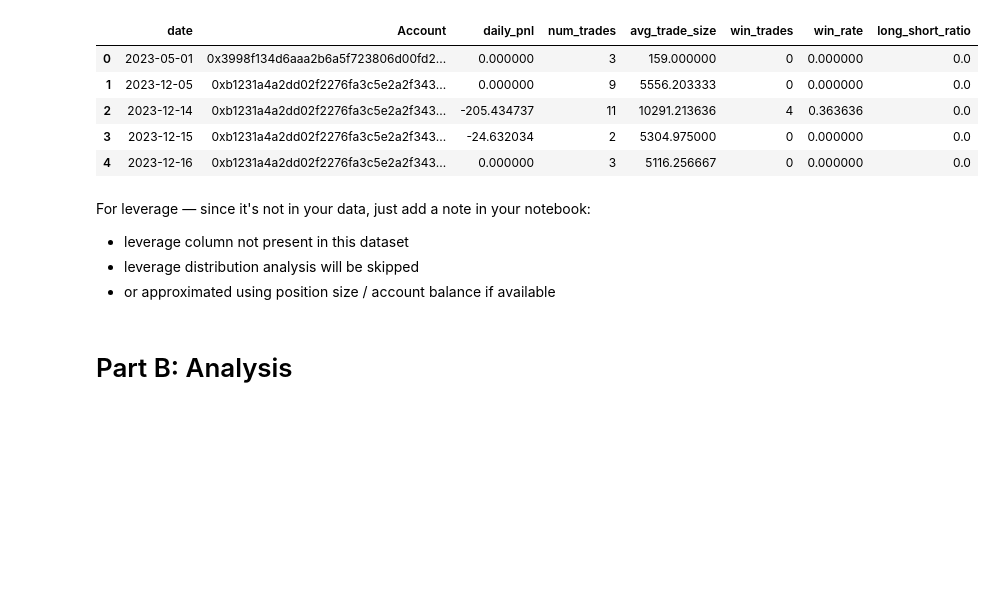
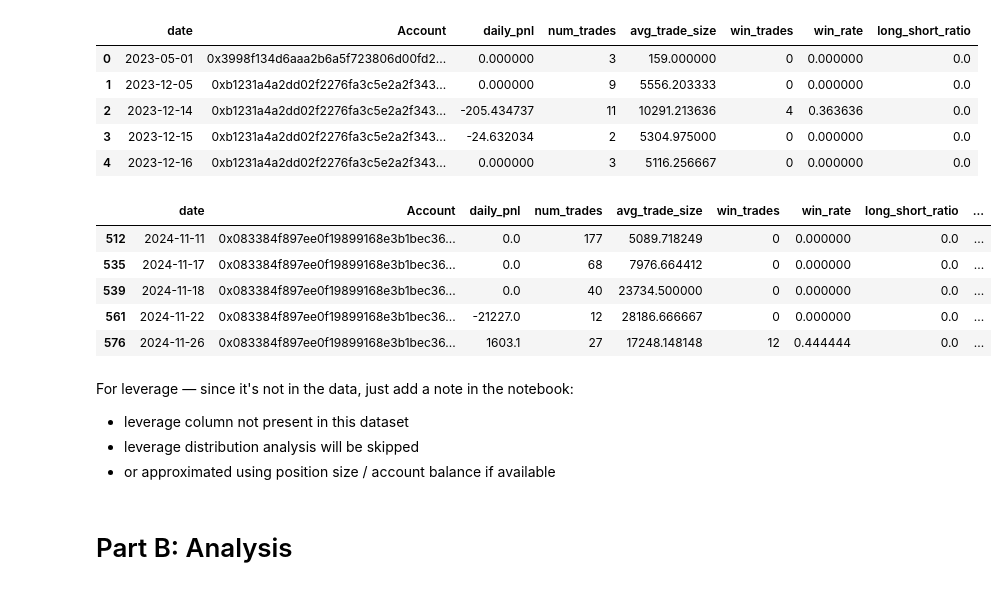
Before and after one commit to Nikhil09052007/TRADER_SEMTIMENT_ANALYSIS, a Jupyter notebook: analysis.ipynb, the cells around one changed output. Cells and saved outputs as stored; diff of their text form; code cells hidden in the pictures; blank space fills up the shorter version.

```diff
--- a/analysis.ipynb
+++ b/analysis.ipynb
@@ -276,24 +276,33 @@ daily_metrics.head()
 # %%
 daily_metrics = daily_metrics.sort_values(
     ['Account', 'date']
 )
 
 daily_metrics['cum_pnl'] = (
     daily_metrics.groupby('Account')['daily_pnl']
     .cumsum()
 )
 
 daily_metrics['rolling_max'] = (
     daily_metrics.groupby('Account')['cum_pnl']
     .cummax()
 )
 
 daily_metrics['drawdown'] = (
     daily_metrics['cum_pnl']
     - daily_metrics['rolling_max']
 )
+
+daily_metrics.head()
+# %% [output]
+|  | date | Account | daily_pnl | num_trades | avg_trade_size | win_trades | win_rate | long_short_ratio | ... |
+| 512 | 2024-11-11 | 0x083384f897ee0f19899168e3b1bec36... | 0.0 | 177 | 5089.718249 | 0 | 0.000000 | 0.0 | ... |
+| 535 | 2024-11-17 | 0x083384f897ee0f19899168e3b1bec36... | 0.0 | 68 | 7976.664412 | 0 | 0.000000 | 0.0 | ... |
+| 539 | 2024-11-18 | 0x083384f897ee0f19899168e3b1bec36... | 0.0 | 40 | 23734.500000 | 0 | 0.000000 | 0.0 | ... |
+| 561 | 2024-11-22 | 0x083384f897ee0f19899168e3b1bec36... | -21227.0 | 12 | 28186.666667 | 0 | 0.000000 | 0.0 | ... |
+| 576 | 2024-11-26 | 0x083384f897ee0f19899168e3b1bec36... | 1603.1 | 27 | 17248.148148 | 12 | 0.444444 | 0.0 | ... |
 # %% [markdown]
-For leverage — since it's not in your data, just add a note in your notebook:
+For leverage — since it's not in the data, just add a note in the notebook:
 * leverage column not present in this dataset
 * leverage distribution analysis will be skipped
 * or approximated using position size / account balance if available
```
Also changed, not shown: parts of 1 cell of this notebook.
